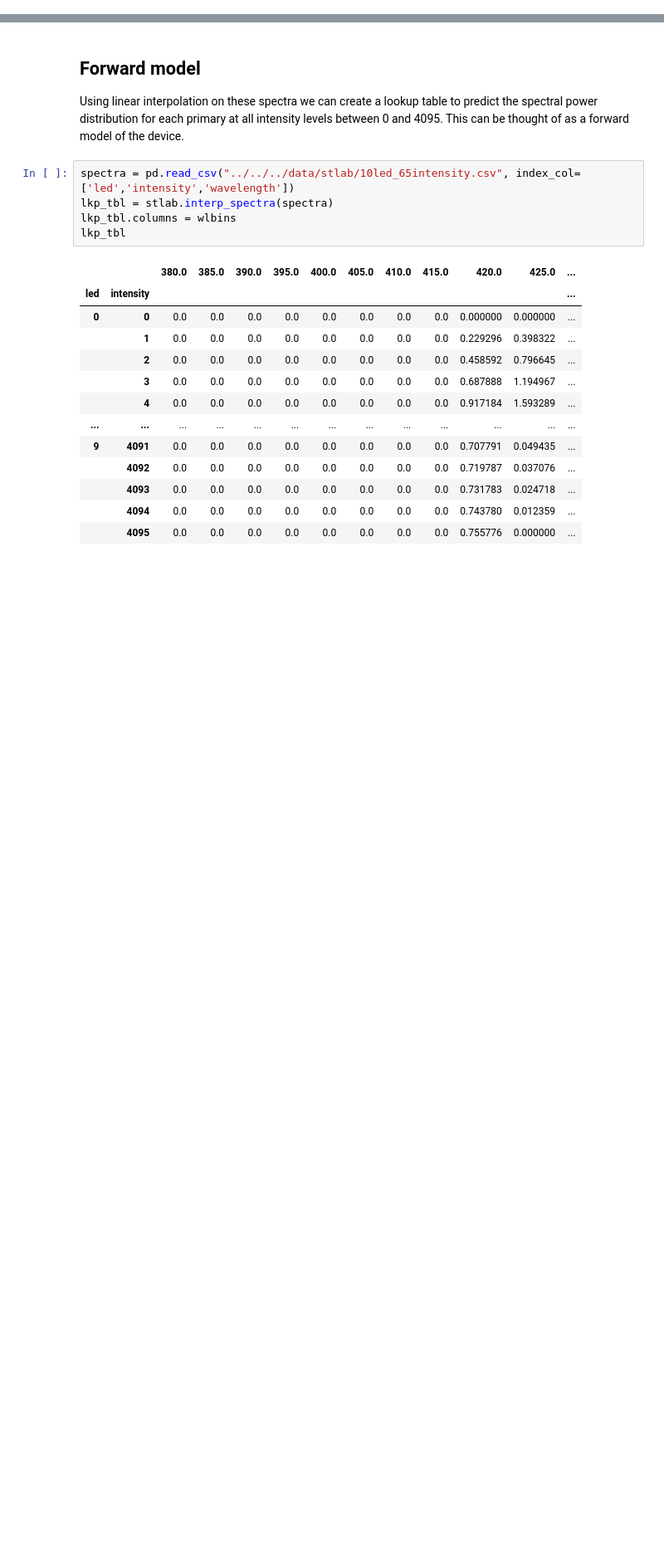
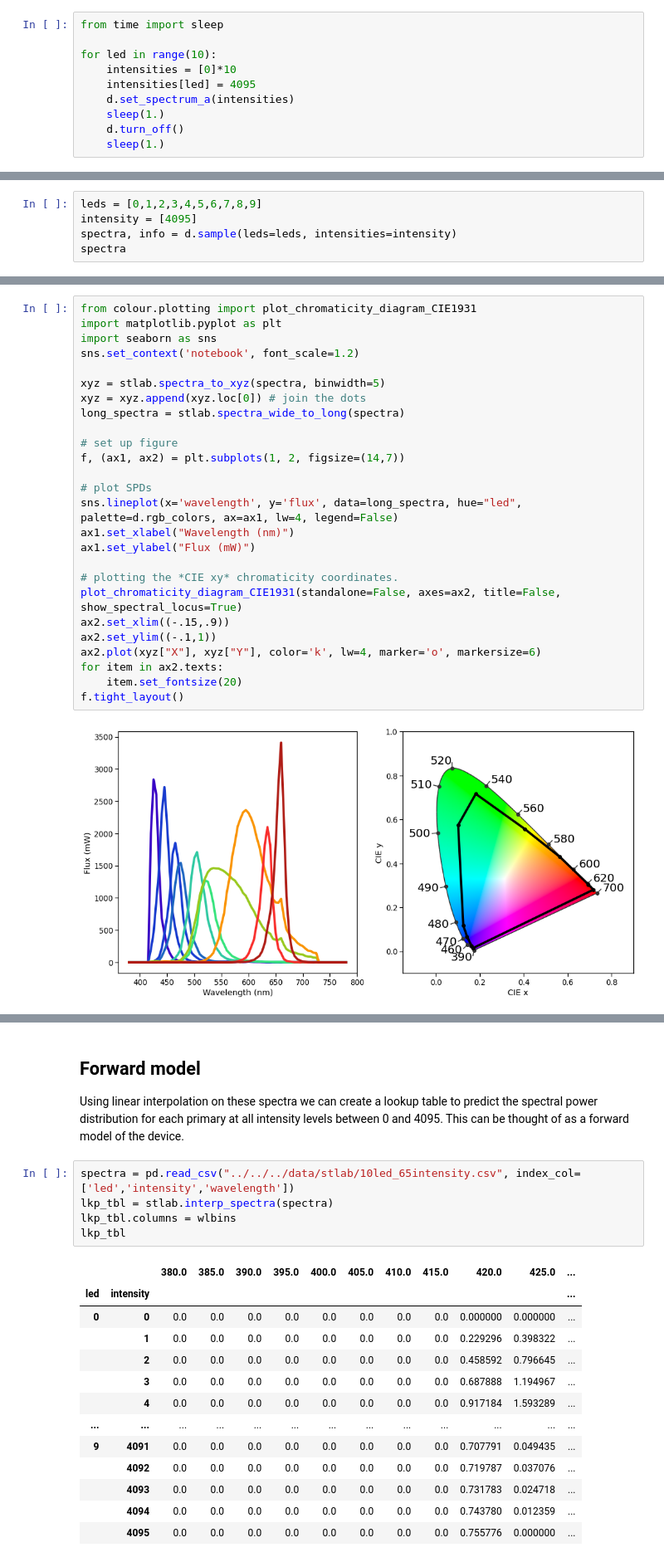
Before and after one commit to PyPlr/cvd_pupillometry, a Jupyter notebook: code/PyPlr/docs/stlab_and_sphere.ipynb, the cells around one changed output, grey strips where cells are left out. Shown at 83% size. Cells and saved outputs as stored; diff of their text form; blank space fills up the shorter version.

```diff
--- a/code/PyPlr/docs/stlab_and_sphere.ipynb
+++ b/code/PyPlr/docs/stlab_and_sphere.ipynb
@@ -161,0 +18,10 @@ fig = stlab.explore_spectra(spectra)
+# %%
+from time import sleep
+
+for led in range(10):
+    intensities = [0]*10
+    intensities[led] = 4095
+    d.set_spectrum_a(intensities)
+    sleep(1.)
+    d.turn_off()
+    sleep(1.)
@@ -161,0 +32,5 @@ fig = stlab.explore_spectra(spectra)
+# %%
+leds = [0,1,2,3,4,5,6,7,8,9]
+intensity = [4095]
+spectra, info = d.sample(leds=leds, intensities=intensity)
+spectra
@@ -161,0 +64,28 @@ fig = stlab.explore_spectra(spectra)
+# %%
+from colour.plotting import plot_chromaticity_diagram_CIE1931
+import matplotlib.pyplot as plt
+import seaborn as sns
+sns.set_context('notebook', font_scale=1.2)
+
+xyz = stlab.spectra_to_xyz(spectra, binwidth=5)
+xyz = xyz.append(xyz.loc[0]) # join the dots
+long_spectra = stlab.spectra_wide_to_long(spectra)
+
+# set up figure
+f, (ax1, ax2) = plt.subplots(1, 2, figsize=(14,7))
+
+# plot SPDs
+sns.lineplot(x='wavelength', y='flux', data=long_spectra, hue="led", palette=d.rgb_colors, ax=ax1, lw=4, legend=False)
+ax1.set_xlabel("Wavelength (nm)")
+ax1.set_ylabel("Flux (mW)")
+
+# plotting the *CIE xy* chromaticity coordinates.
+plot_chromaticity_diagram_CIE1931(standalone=False, axes=ax2, title=False, show_spectral_locus=True)
+ax2.set_xlim((-.15,.9))
+ax2.set_ylim((-.1,1))
+ax2.plot(xyz["X"], xyz["Y"], color='k', lw=4, marker='o', markersize=6)
+for item in ax2.texts:
+    item.set_fontsize(20)
+f.tight_layout()
+# %% [output]
+[figure, added]
```
Also changed, not shown: parts of 37 cells of this notebook, 8 other files.
